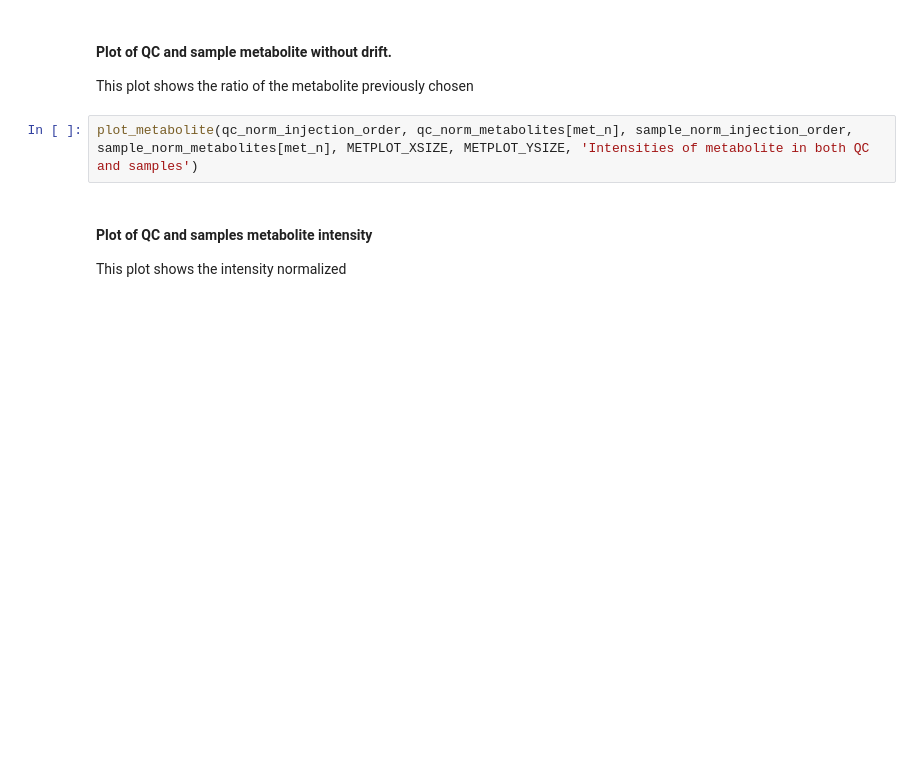
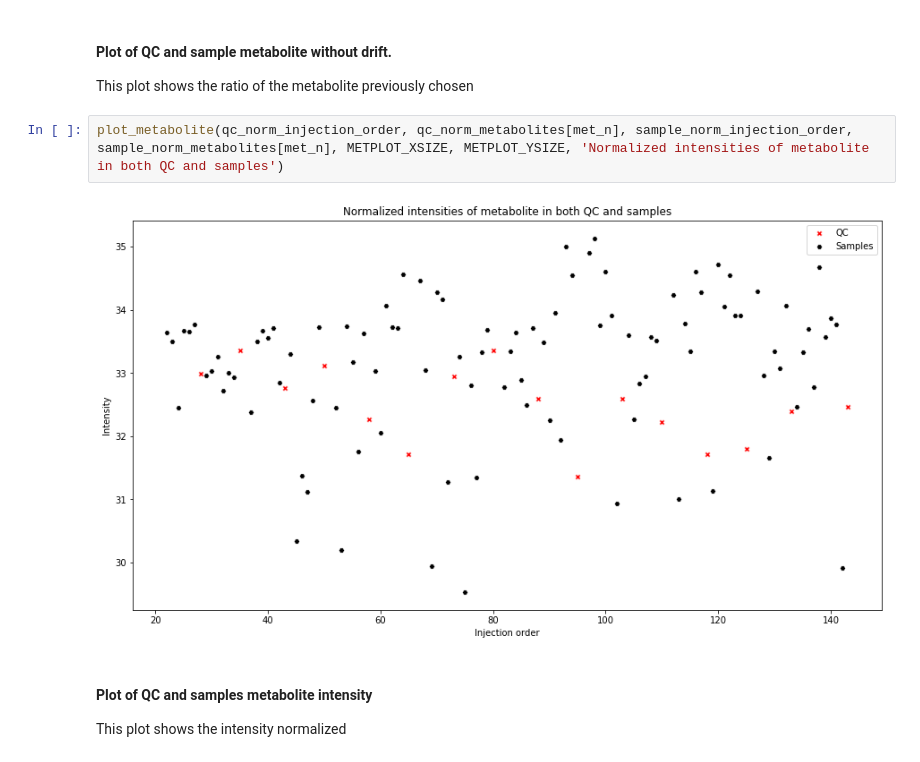
Before and after one commit to deniseda/MSC_THESIS_PUBLIC, a Jupyter notebook: sources/notebooks/Statistical_analysis/Statistical_analysis.ipynb, the cells around one changed output. Saved outputs shown, nothing was run; the diff lists cells and outputs as text; blank space fills up the shorter version.

```diff
--- a/sources/notebooks/Statistical_analysis/Statistical_analysis.ipynb
+++ b/sources/notebooks/Statistical_analysis/Statistical_analysis.ipynb
@@ -110,7 +112,9 @@ plot_metabolite(qc_raw_injection_order, qc_raw_metabolites[met_n], sample_raw_in
 #### Plot of QC and sample metabolite without drift.
 This plot shows the ratio of the metabolite previously chosen
 # %%
-plot_metabolite(qc_norm_injection_order, qc_norm_metabolites[met_n], sample_norm_injection_order, sample_norm_metabolites[met_n], METPLOT_XSIZE, METPLOT_YSIZE, 'Intensities of metabolite in both QC and samples')
+plot_metabolite(qc_norm_injection_order, qc_norm_metabolites[met_n], sample_norm_injection_order, sample_norm_metabolites[met_n], METPLOT_XSIZE, METPLOT_YSIZE, 'Normalized intensities of metabolite in both QC and samples')
+# %% [output]
+[figure, added]
 # %% [markdown]
 #### Plot of QC and samples metabolite intensity
 This plot shows the intensity normalized
```
Also changed, not shown: parts of 3 cells of this notebook, 1 other file.
